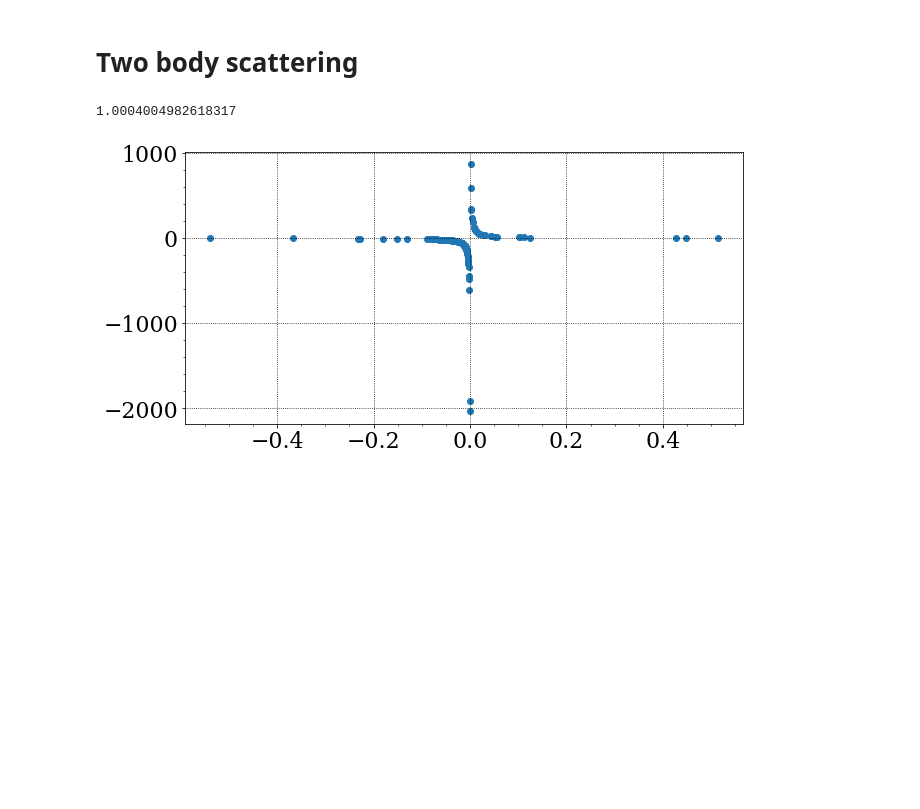
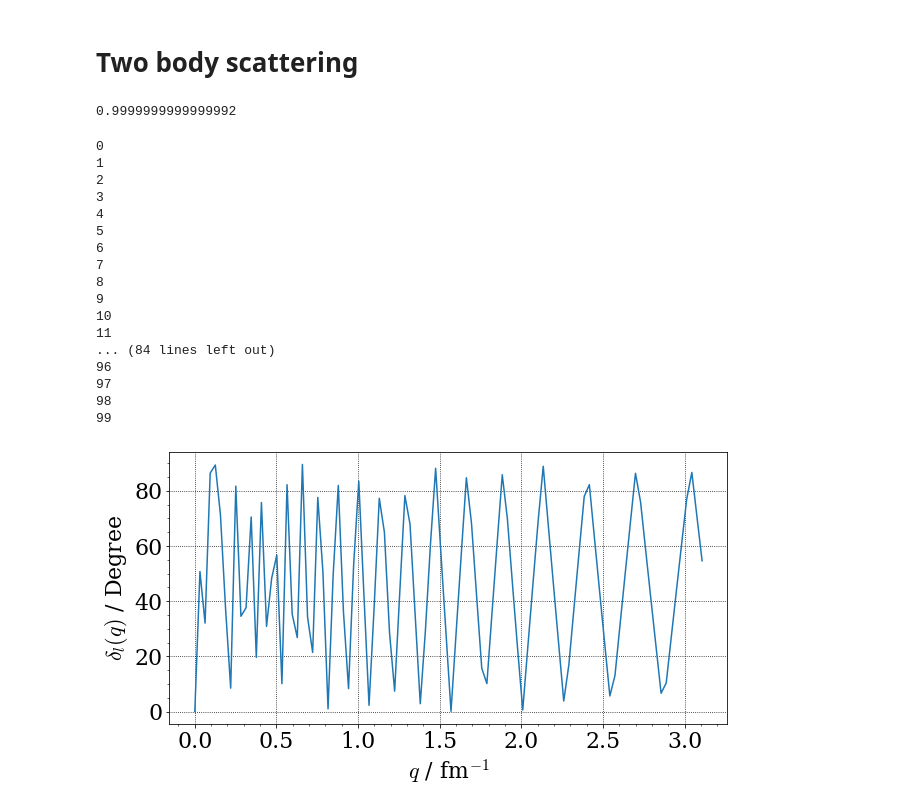
Before and after one commit to dschuechter/physics760_schuechter_krause, a Jupyter notebook: Exercise07/exercise_07.ipynb, the cells around one changed output. Drawn from its saved outputs; the diff is of its cells as text; code cells hidden in the pictures; blank space fills up the shorter version.

```diff
--- a/Exercise07/exercise_07.ipynb
+++ b/Exercise07/exercise_07.ipynb
@@ -28,23 +28,25 @@ q = np.sqrt(-2*mu*E) ###Complex?
 p = np.array(data[:,0])
 p = np.append(p,q)
 p_max = p[-2]
+#p_max=100
 w = np.array(data[:,1])
 w = np.append(w,0)
+pot=OBEpot(nx=20,mpi=m_B,C0=C0,A=A,cutoff=Lambda)
 # %%
 def delta(i,j):
     if i==j:
         return 1
     else:
         return 0
-
 def V_matrix(i,j,q):
-    return A/(2*np.pi)*1/((p[i]-p[j])**2+m_B**2)*np.exp(-((p[i]-p[j])**2+m_B**2)/Lambda**2)+C0/(4*np.pi)*np.exp(-(p[i]**2+p[j]**2)/Lambda**2)
+    #return A/(2*np.pi)*1/((p[i]-p[j])**2+m_B**2)*np.exp(-((p[i]-p[j])**2+m_B**2)/Lambda**2)+C0/(4*np.pi)*np.exp(-(p[i]**2+p[j]**2)/Lambda**2)
+    return pot.v(p[i],p[j],0)
 
 def A_matrix(i,k,N,p_max,q):
     if k != N:
         return delta(i,k)-2*mu*V_matrix(i,k,q)*p[k]**2*w[k]/(q**2-p[k]**2)
     else:
-        return delta(i,k)+np.sum(2*mu*V_matrix(i,N,q)*q**2*w[:-1]/(q**2-p[:-1]**2))-mu*q*V_matrix(i,N,q)*np.log((p_max+q)/(p_max-q))+i*np.pi*mu*q*V_matrix(i,N,q)
+        return delta(i,k)+np.sum(2*mu*V_matrix(i,N,q)*q**2*w[:-1]/(q**2-p[:-1]**2))-mu*q*V_matrix(i,N,q)*np.log((p_max+q)/(p_max-q))+1j*np.pi*mu*q*V_matrix(i,N,q)
 
 
 
@@ -69,22 +71,38 @@ def S_matrix(q):
 t_mat = t_matrix(q)
 np.abs(S_matrix(1))
 # %% [output]
-1.0004004982618317
+0.9999999999999992
 # %%
 beauty_plot()
-E_list = np.linspace(0,201,500)/hbarc
-q_list = np.sqrt(E_list*2*mu)
+#E_list = np.linspace(0,201,500)/hbarc
+q_list = np.linspace(0,np.sqrt(200/hbarc*mu*2),100)
 phase_shift = []
+counter=0
 for q in q_list:
-    phase_shift.append(np.angle(S_matrix(q))/2)
-plt.plot(q_list, np.abs(np.array(phase_shift)*2*360/np.pi))
+    print(counter)
+    counter+=1
+    phase_shift.append(np.angle(S_matrix(q),deg=True)/2)
+plt.plot(q_list,np.abs(np.array(phase_shift)))
 plt.xlabel("$q$ / fm$^{-1}$")
 plt.ylabel("$\delta_l(q)$ / Degree")
-plt.legend()
+#plt.legend()
 plt.show()
+# %% [output]
+0
+1
+2
+3
+4
+5
+6
+7
+8
+9
+10
+11
+... (84 lines left out)
+96
+97
+98
+99
+[figure, added]
-# %%
-beauty_plot()
-plt.scatter(phase_shift, 1/np.tan(phase_shift))
-plt.show()
-# %% [output]
-[figure, removed]
```
